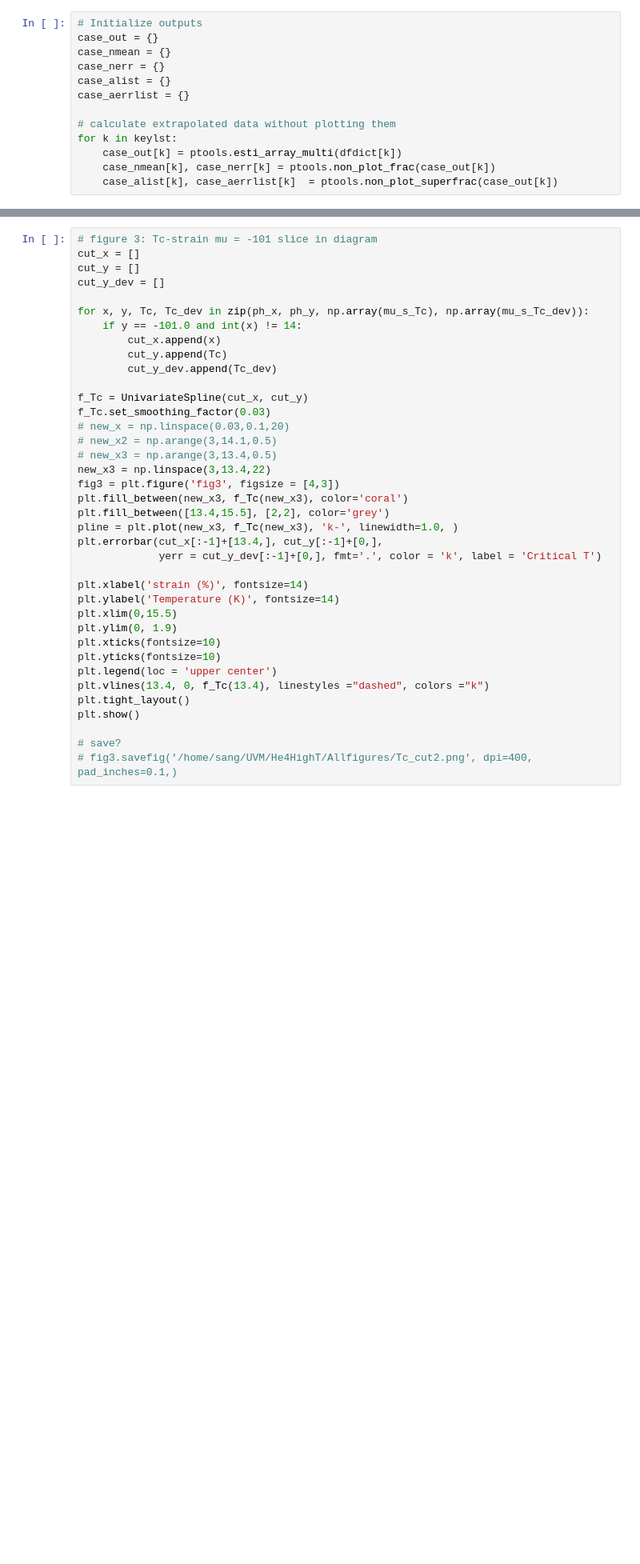
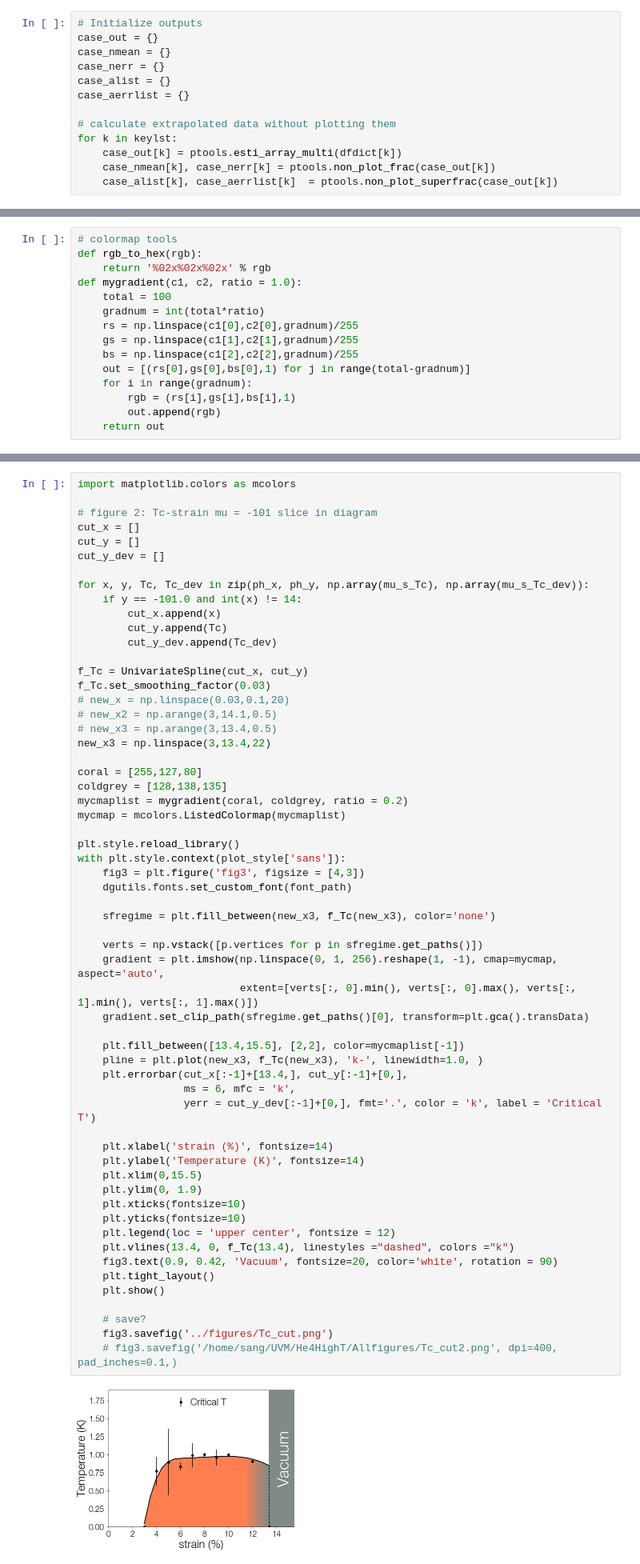
Before and after one commit to DelMaestroGroup/papers-code-Superfluid4HeStrainGraphene, a Jupyter notebook: src/AdsorptionPhaseAnalyzer.ipynb, the cells around one changed output, grey strips where cells are left out. Shown at 80% size. Saved outputs shown, nothing was run; the diff lists cells and outputs as text; blank space fills up the shorter version.

```diff
--- a/src/AdsorptionPhaseAnalyzer.ipynb
+++ b/src/AdsorptionPhaseAnalyzer.ipynb
@@ -381,3 +451,18 @@ plt.show()
 # plt.tight_layout()
 # plt.show()
 # fig2.savefig('newfig2.png')
+# %%
+# colormap tools
+def rgb_to_hex(rgb):
+    return '%02x%02x%02x' % rgb
+def mygradient(c1, c2, ratio = 1.0):
+    total = 100
+    gradnum = int(total*ratio)
+    rs = np.linspace(c1[0],c2[0],gradnum)/255
+    gs = np.linspace(c1[1],c2[1],gradnum)/255
+    bs = np.linspace(c1[2],c2[2],gradnum)/255
+    out = [(rs[0],gs[0],bs[0],1) for j in range(total-gradnum)]
+    for i in range(gradnum):
+        rgb = (rs[i],gs[i],bs[i],1)
+        out.append(rgb)
+    return out
@@ -384,41 +473,64 @@ plt.show()
 # %%
-# figure 3: Tc-strain mu = -101 slice in diagram
+import matplotlib.colors as mcolors
+
+# figure 2: Tc-strain mu = -101 slice in diagram
 cut_x = []
 cut_y = []
 cut_y_dev = []
 
 for x, y, Tc, Tc_dev in zip(ph_x, ph_y, np.array(mu_s_Tc), np.array(mu_s_Tc_dev)):
     if y == -101.0 and int(x) != 14:
         cut_x.append(x)
         cut_y.append(Tc)
         cut_y_dev.append(Tc_dev)
 
 f_Tc = UnivariateSpline(cut_x, cut_y)
 f_Tc.set_smoothing_factor(0.03)
 # new_x = np.linspace(0.03,0.1,20)
 # new_x2 = np.arange(3,14.1,0.5)
 # new_x3 = np.arange(3,13.4,0.5)
 new_x3 = np.linspace(3,13.4,22)
-fig3 = plt.figure('fig3', figsize = [4,3])
-plt.fill_between(new_x3, f_Tc(new_x3), color='coral')
-plt.fill_between([13.4,15.5], [2,2], color='grey')
-pline = plt.plot(new_x3, f_Tc(new_x3), 'k-', linewidth=1.0, )
-plt.errorbar(cut_x[:-1]+[13.4,], cut_y[:-1]+[0,],
-             yerr = cut_y_dev[:-1]+[0,], fmt='.', color = 'k', label = 'Critical T')
 
-plt.xlabel('strain (%)', fontsize=14)
-plt.ylabel('Temperature (K)', fontsize=14)
-plt.xlim(0,15.5)
-plt.ylim(0, 1.9)
-plt.xticks(fontsize=10)
-plt.yticks(fontsize=10)
-plt.legend(loc = 'upper center')
-plt.vlines(13.4, 0, f_Tc(13.4), linestyles ="dashed", colors ="k")
-plt.tight_layout()
-plt.show()
+coral = [255,127,80]
+coldgrey = [128,138,135]
+mycmaplist = mygradient(coral, coldgrey, ratio = 0.2)
+mycmap = mcolors.ListedColormap(mycmaplist)
 
-# save?
-# fig3.savefig('/home/sang/UVM/He4HighT/Allfigures/Tc_cut2.png', dpi=400, pad_inches=0.1,)
+plt.style.reload_library()
+with plt.style.context(plot_style['sans']):
+    fig3 = plt.figure('fig3', figsize = [4,3])
+    dgutils.fonts.set_custom_font(font_path)
+
+    sfregime = plt.fill_between(new_x3, f_Tc(new_x3), color='none')
+
+    verts = np.vstack([p.vertices for p in sfregime.get_paths()])
+    gradient = plt.imshow(np.linspace(0, 1, 256).reshape(1, -1), cmap=mycmap, aspect='auto',
+                          extent=[verts[:, 0].min(), verts[:, 0].max(), verts[:, 1].min(), verts[:, 1].max()])
+    gradient.set_clip_path(sfregime.get_paths()[0], transform=plt.gca().transData)
+
+    plt.fill_between([13.4,15.5], [2,2], color=mycmaplist[-1])
+    pline = plt.plot(new_x3, f_Tc(new_x3), 'k-', linewidth=1.0, )
+    plt.errorbar(cut_x[:-1]+[13.4,], cut_y[:-1]+[0,],
+                 ms = 6, mfc = 'k',
+                 yerr = cut_y_dev[:-1]+[0,], fmt='.', color = 'k', label = 'Critical T')
+
+    plt.xlabel('strain (%)', fontsize=14)
+    plt.ylabel('Temperature (K)', fontsize=14)
+    plt.xlim(0,15.5)
+    plt.ylim(0, 1.9)
+    plt.xticks(fontsize=10)
+    plt.yticks(fontsize=10)
+    plt.legend(loc = 'upper center', fontsize = 12)
+    plt.vlines(13.4, 0, f_Tc(13.4), linestyles ="dashed", colors ="k")
+    fig3.text(0.9, 0.42, 'Vacuum', fontsize=20, color='white', rotation = 90)
+    plt.tight_layout()
+    plt.show()
+
+    # save?
+    fig3.savefig('../figures/Tc_cut.png')
+    # fig3.savefig('/home/sang/UVM/He4HighT/Allfigures/Tc_cut2.png', dpi=400, pad_inches=0.1,)
+# %% [output]
+[figure, added]
 # %% [markdown]
 # To determine the phase boundary, we use 0.6K data
 # %%
```
Also changed, not shown: parts of 15 cells of this notebook, 3 other files.
